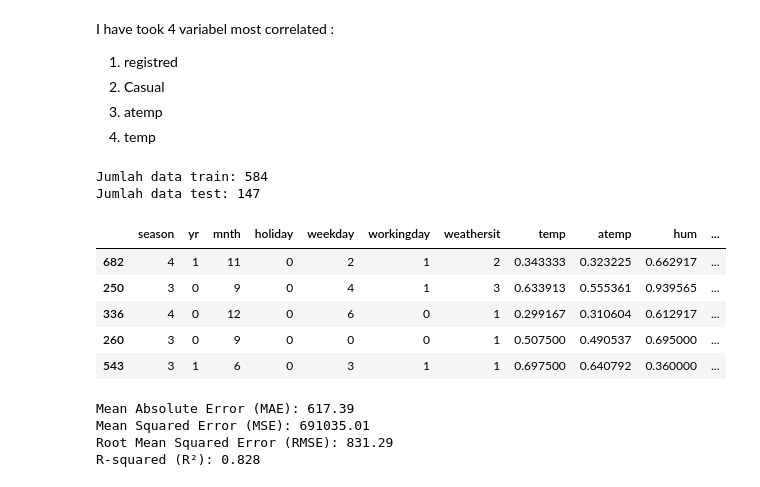
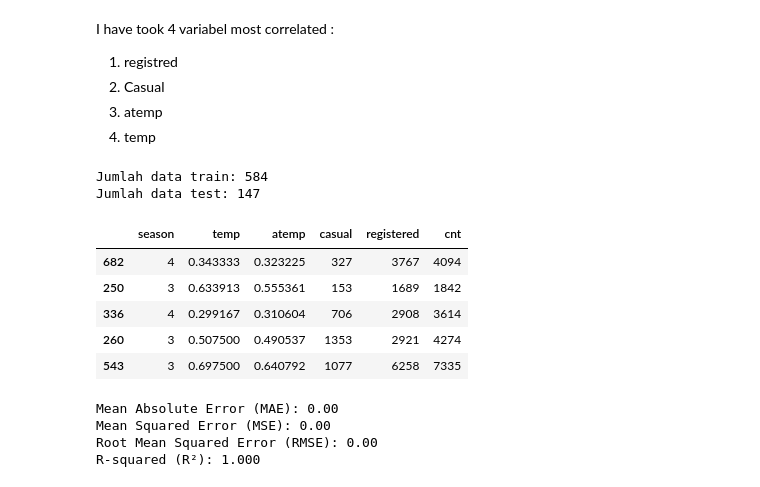
Before and after one commit to syayidmuhammadakbar/Machine-Learning-NF, a Jupyter notebook: praktikum_3/notebook/mandiri3.ipynb, the cells around one changed output. Saved outputs shown, nothing was run; the diff lists cells and outputs as text; code cells hidden in the pictures.

```diff
--- a/praktikum_3/notebook/mandiri3.ipynb
+++ b/praktikum_3/notebook/mandiri3.ipynb
@@ -96,29 +96,29 @@ I have took 4 variabel most correlated :
 # %%
 # splilting data into 2 part, feature and target or we call it X and y
 from sklearn.model_selection import train_test_split
 
 # X is feature and y is target
-X = df.drop(columns=['cnt','casual','registered'])
+X = df.drop(columns=['yr', 'mnth', 'holiday', 'weekday', 'workingday', 'weathersit','hum', 'windspeed'])
 y = df['cnt']
 
 #spliting data into training and testing data
 X_train, X_test, y_train, y_test = train_test_split(X, y, test_size=0.2, random_state=42)
 
 #print shape of data
 print("Jumlah data train:",len(X_train))
 print("Jumlah data test:",len(X_test))
 
 #look data X distributed
 X_train.head()
 # %% [output]
 Jumlah data train: 584
 Jumlah data test: 147
-|  | season | yr | mnth | holiday | weekday | workingday | weathersit | temp | atemp | hum | ... |
-| 682 | 4 | 1 | 11 | 0 | 2 | 1 | 2 | 0.343333 | 0.323225 | 0.662917 | ... |
-| 250 | 3 | 0 | 9 | 0 | 4 | 1 | 3 | 0.633913 | 0.555361 | 0.939565 | ... |
-| 336 | 4 | 0 | 12 | 0 | 6 | 0 | 1 | 0.299167 | 0.310604 | 0.612917 | ... |
-| 260 | 3 | 0 | 9 | 0 | 0 | 0 | 1 | 0.507500 | 0.490537 | 0.695000 | ... |
-| 543 | 3 | 1 | 6 | 0 | 3 | 1 | 1 | 0.697500 | 0.640792 | 0.360000 | ... |
+|  | season | temp | atemp | casual | registered | cnt |
+| 682 | 4 | 0.343333 | 0.323225 | 327 | 3767 | 4094 |
+| 250 | 3 | 0.633913 | 0.555361 | 153 | 1689 | 1842 |
+| 336 | 4 | 0.299167 | 0.310604 | 706 | 2908 | 3614 |
+| 260 | 3 | 0.507500 | 0.490537 | 1353 | 2921 | 4274 |
+| 543 | 3 | 0.697500 | 0.640792 | 1077 | 6258 | 7335 |
 # %%
 from sklearn.linear_model import LinearRegression
 from sklearn.metrics import mean_absolute_error, mean_squared_error, r2_score
@@ -142,7 +142,7 @@ print(f"Mean Squared Error (MSE): {mse:.2f}")
 print(f"Root Mean Squared Error (RMSE): {rmse:.2f}")
 print(f"R-squared (R²): {r2:.3f}")
 # %% [output]
-Mean Absolute Error (MAE): 617.39
-Mean Squared Error (MSE): 691035.01
-Root Mean Squared Error (RMSE): 831.29
-R-squared (R²): 0.828
+Mean Absolute Error (MAE): 0.00
+Mean Squared Error (MSE): 0.00
+Root Mean Squared Error (RMSE): 0.00
+R-squared (R²): 1.000
```
Also changed, not shown: 1 other file.
